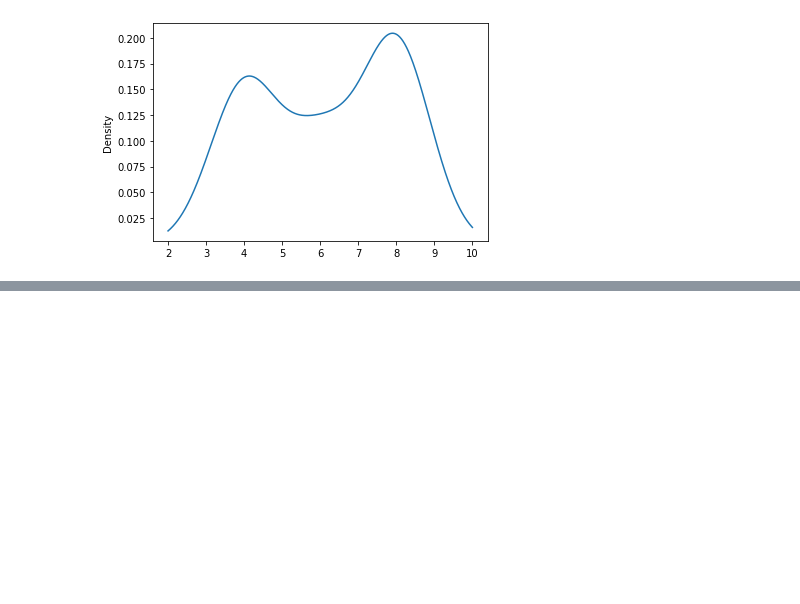
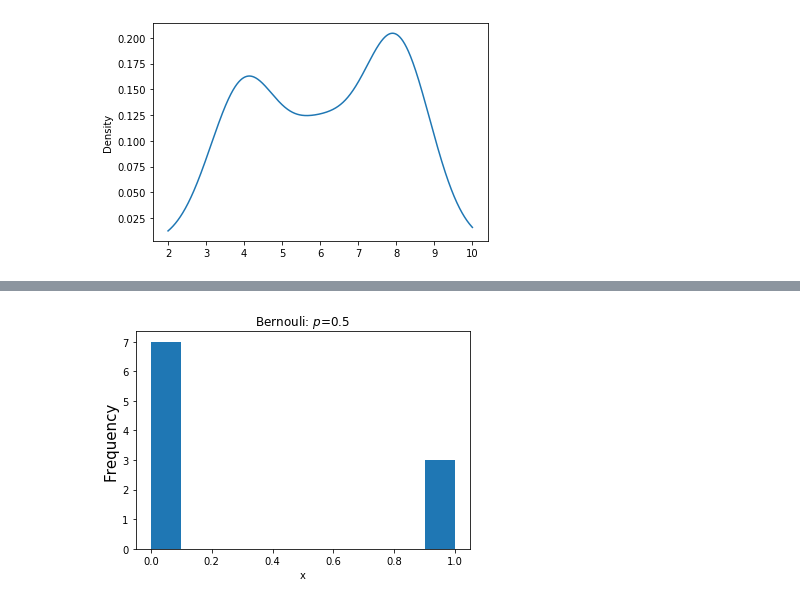
Before and after one commit to ShixiangWang/pybook, a Jupyter notebook: 15-stats.ipynb, the cells around one changed output, grey strips where cells are left out. Drawn from its saved outputs; the diff is of its cells as text; code cells hidden in the pictures; blank space fills up the shorter version.

```diff
--- a/15-stats.ipynb
+++ b/15-stats.ipynb
@@ -196,0 +265,9 @@ https://www.yiibai.com/python_data_science/python_measuring_central_tendency.htm
+# %%
+data = stats.bernoulli.rvs(p=0.6, size=10)
+plt.hist(data)
+plt.xlabel('x')
+plt.ylabel('Frequency', fontsize=15)
+plt.title('Bernouli: $p$=0.5')
+plt.show()
+# %% [output]
+[figure, added]
```
Also changed, not shown: parts of 26 cells of this notebook.
